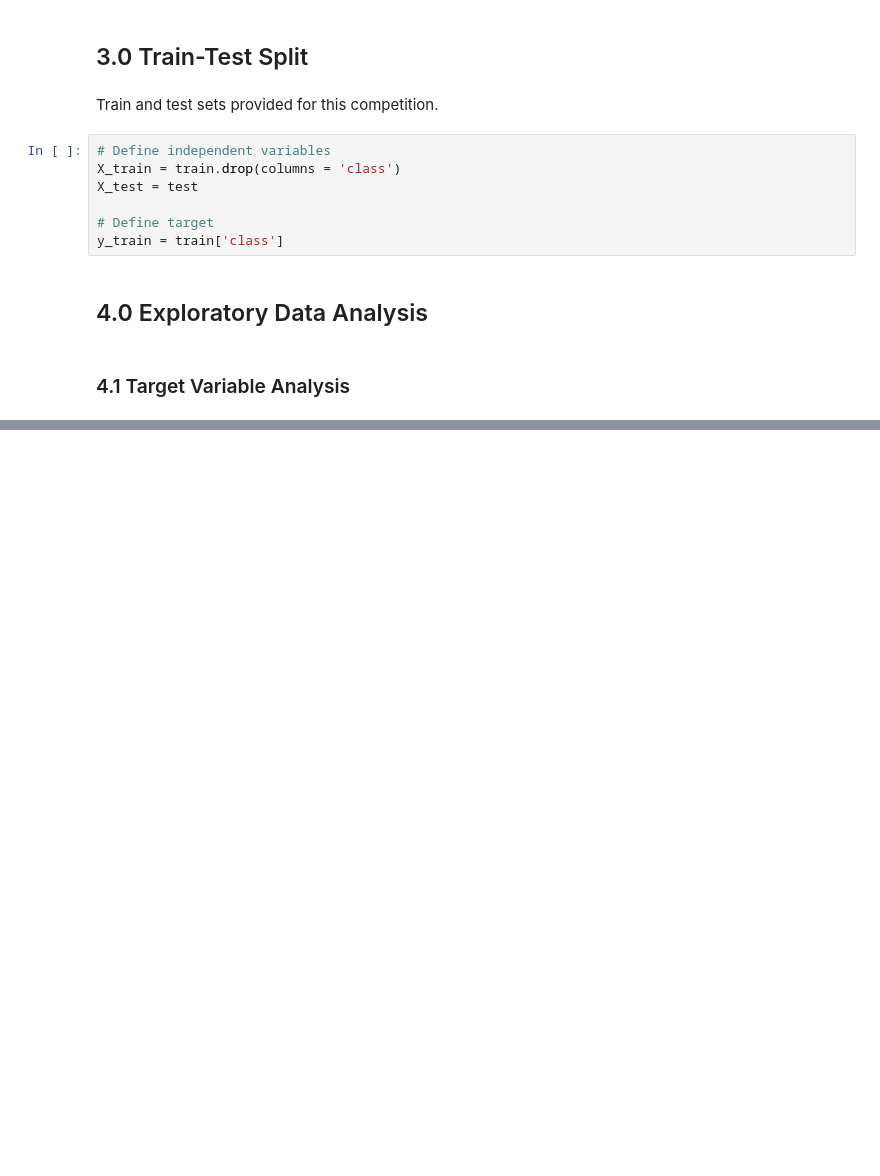
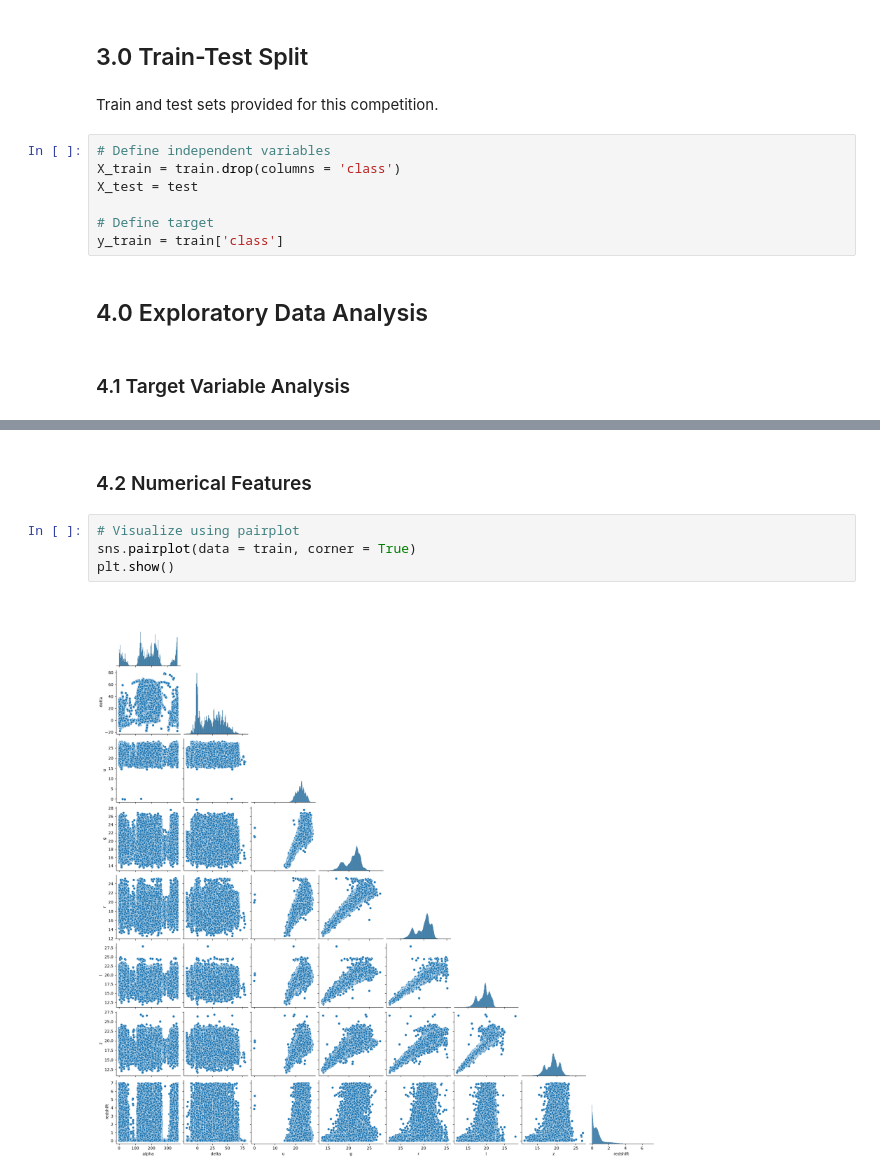
Before and after one commit to mrjohnsonsea/playground-series-s6e6, a Jupyter notebook: predicting_stellar_class.ipynb, the cells around one changed output, grey strips where cells are left out. Cells and saved outputs as stored; diff of their text form; blank space fills up the shorter version.

```diff
--- a/predicting_stellar_class.ipynb
+++ b/predicting_stellar_class.ipynb
@@ -164,0 +196,8 @@ y_train = train['class']
+# %% [markdown]
+### 4.2 Numerical Features
+# %%
+# Visualize using pairplot
+sns.pairplot(data = train, corner = True)
+plt.show()
+# %% [output]
+[figure, added]
```
Also changed, not shown: parts of 34 cells of this notebook, 4 other files.
